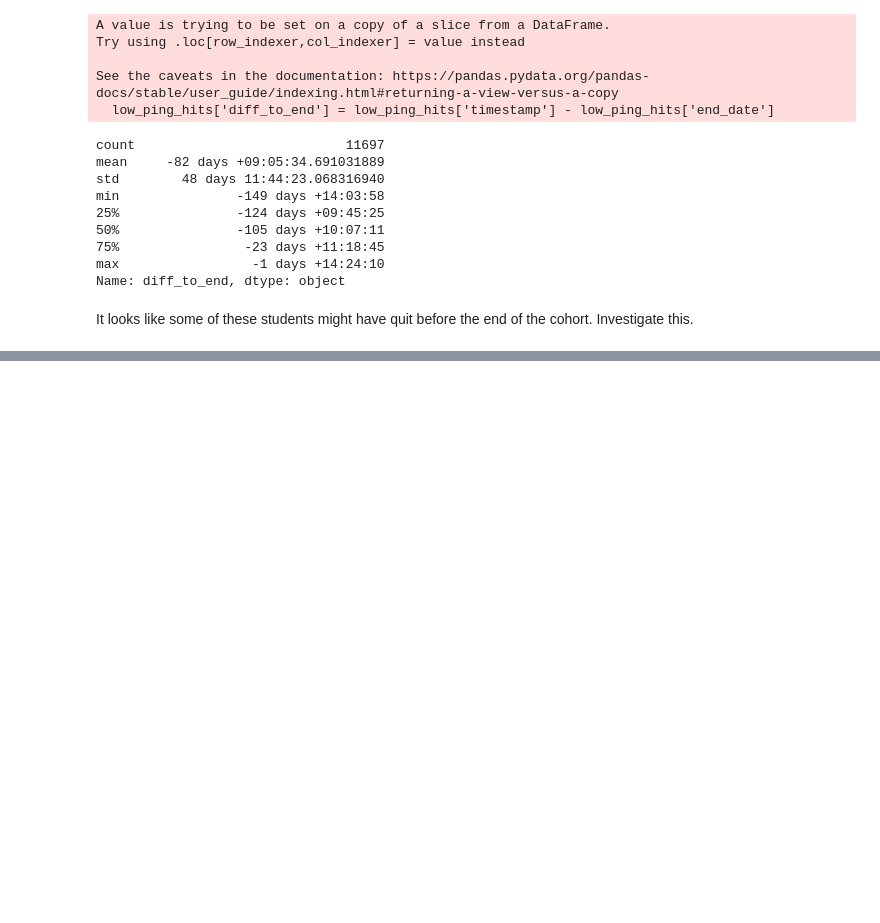
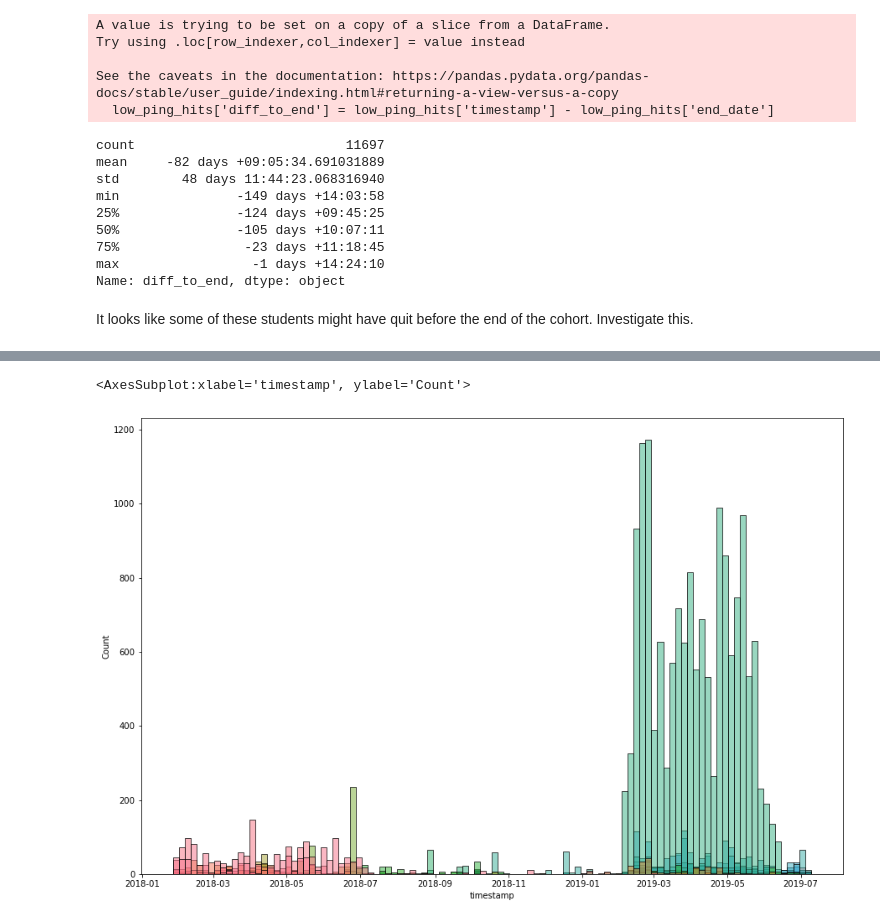
Before and after one commit to anomaly-project-jemison-01/anomaly_project, a Jupyter notebook: stephen_folder/stephen_notes.ipynb, the cells around one changed output, grey strips where cells are left out. Saved outputs shown, nothing was run; the diff lists cells and outputs as text; code cells hidden in the pictures; blank space fills up the shorter version.

```diff
--- a/stephen_folder/stephen_notes.ipynb
+++ b/stephen_folder/stephen_notes.ipynb
@@ -240,0 +543,6 @@ low_ping_hits.groupby('user_id')['diff_to_end'].describe().sort_values('max').he
+# %%
+plt.figure(figsize=(15, 10))
+sns.histplot(data = df[df.program_name == 'unknown_program'], x='timestamp', hue='ip', legend=False)
+# %% [output]
+<AxesSubplot:xlabel='timestamp', ylabel='Count'>
+[figure, added]
```
Also changed, not shown: parts of 34 cells of this notebook, 1 other file.
